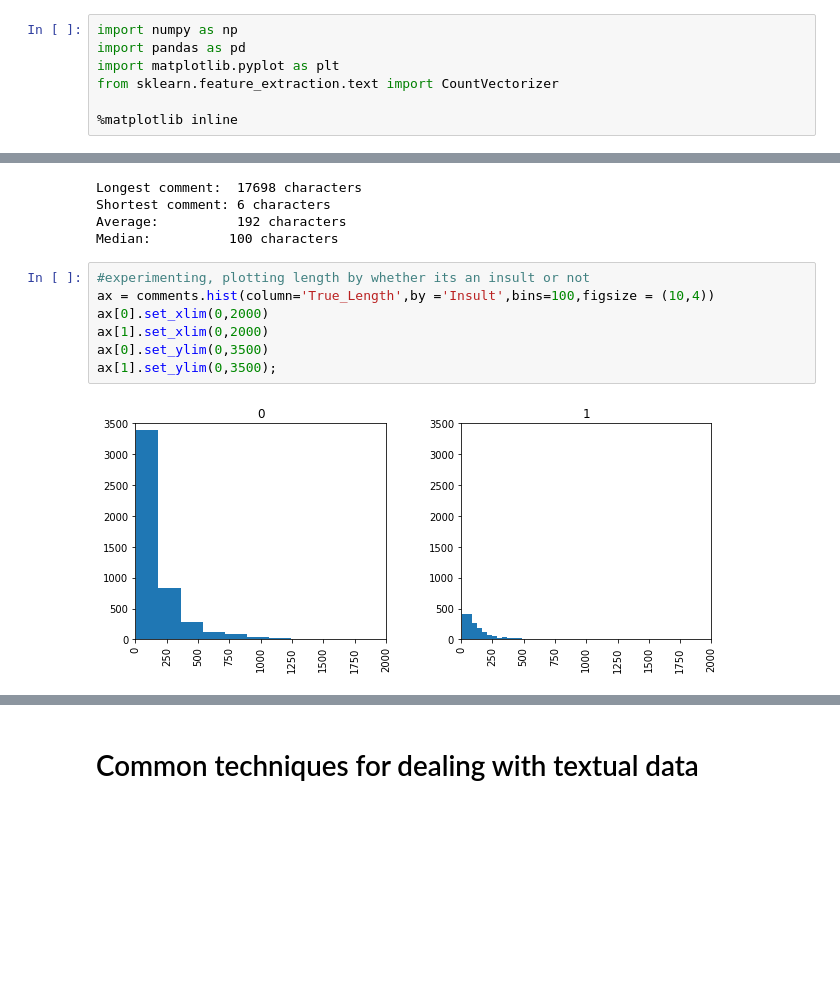
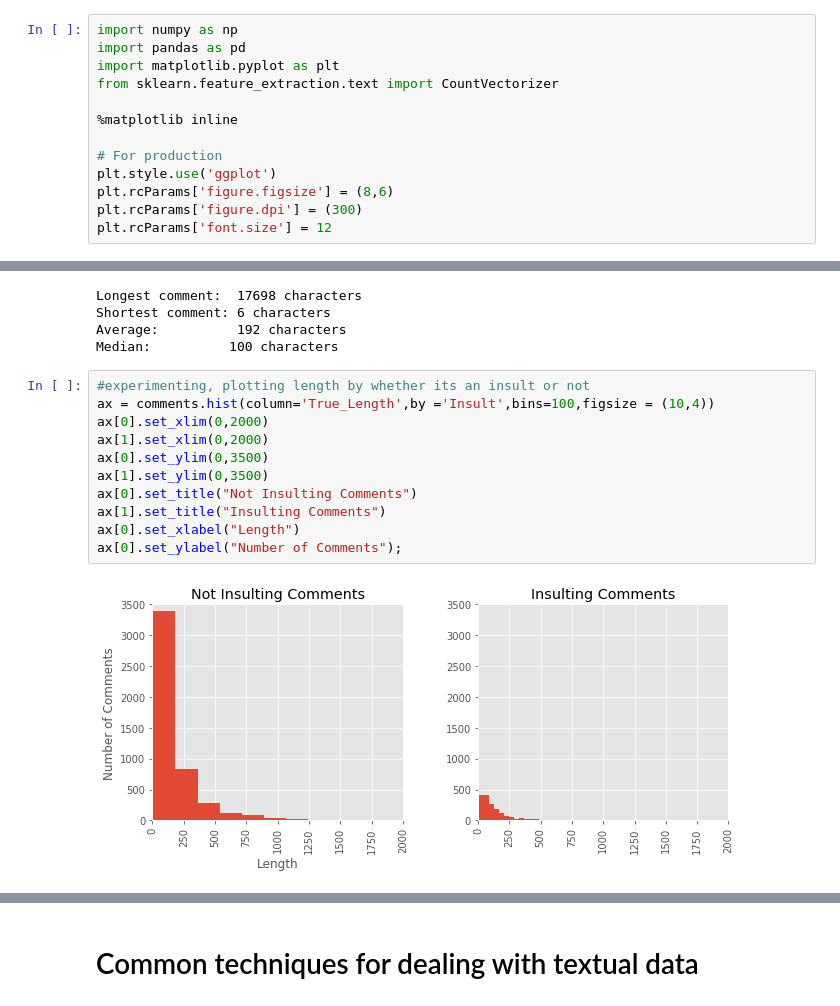
Before and after one commit to PaulUrsulean/machine-learning-vu, a Jupyter notebook: notebooks/exploring.ipynb, the cells around one changed output, grey strips where cells are left out. Saved outputs shown, nothing was run; the diff lists cells and outputs as text; blank space fills up the shorter version.

```diff
--- a/notebooks/exploring.ipynb
+++ b/notebooks/exploring.ipynb
@@ -7,6 +7,12 @@ import matplotlib.pyplot as plt
 from sklearn.feature_extraction.text import CountVectorizer
 
 %matplotlib inline
+
+# For production
+plt.style.use('ggplot')
+plt.rcParams['figure.figsize'] = (8,6)
+plt.rcParams['figure.dpi'] = (300)
+plt.rcParams['font.size'] = 12
 # %%
 comments = pd.read_csv("../toxic_comment_data/train.csv")
 comments2 = pd.read_csv("../toxic_comment_data/test_with_solutions.csv")
@@ -133,12 +139,16 @@ Median:          100 characters
 # %%
 #experimenting, plotting length by whether its an insult or not
 ax = comments.hist(column='True_Length',by ='Insult',bins=100,figsize = (10,4))
 ax[0].set_xlim(0,2000)
 ax[1].set_xlim(0,2000)
 ax[0].set_ylim(0,3500)
-ax[1].set_ylim(0,3500);
+ax[1].set_ylim(0,3500)
+ax[0].set_title("Not Insulting Comments")
+ax[1].set_title("Insulting Comments")
+ax[0].set_xlabel("Length")
+ax[0].set_ylabel("Number of Comments");
 # %% [output]
-[figure, old version]
+[figure, new version]
 # %%
 ins = len(comments[comments['Insult'] == 1]) # number of insulting commments
 non = len(comments[comments['Insult'] == 0]) # number of non-insulting comments
```
Also changed, not shown: parts of 3 cells of this notebook, 1 other file.
